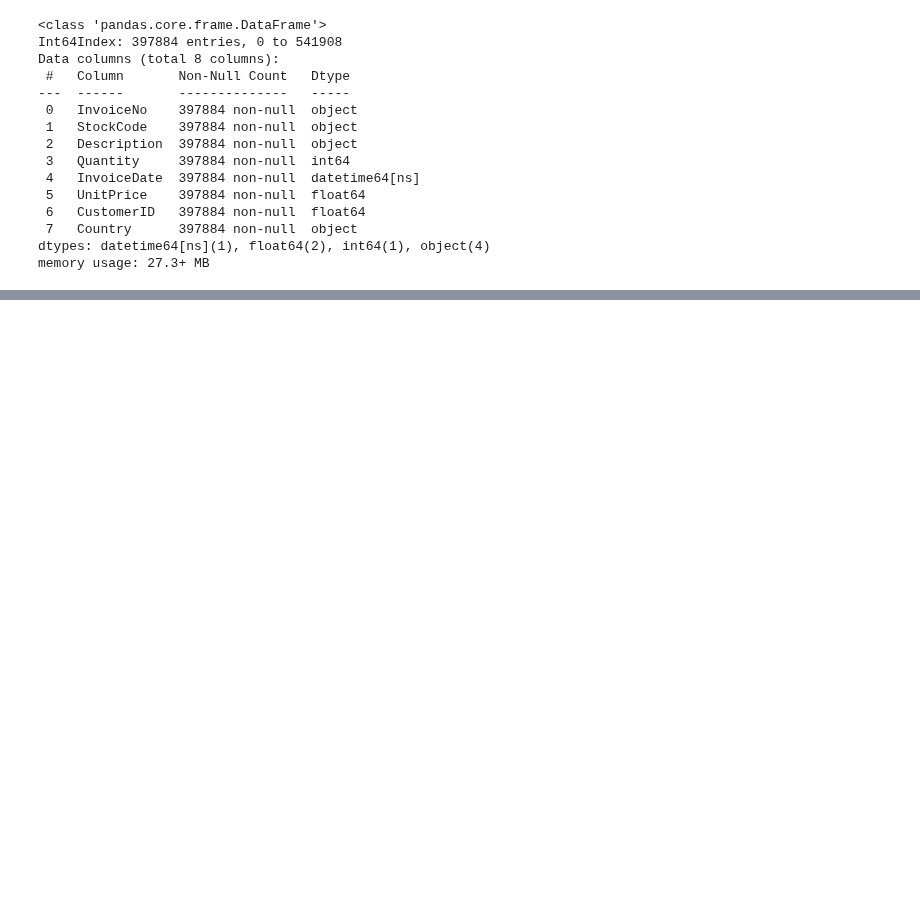
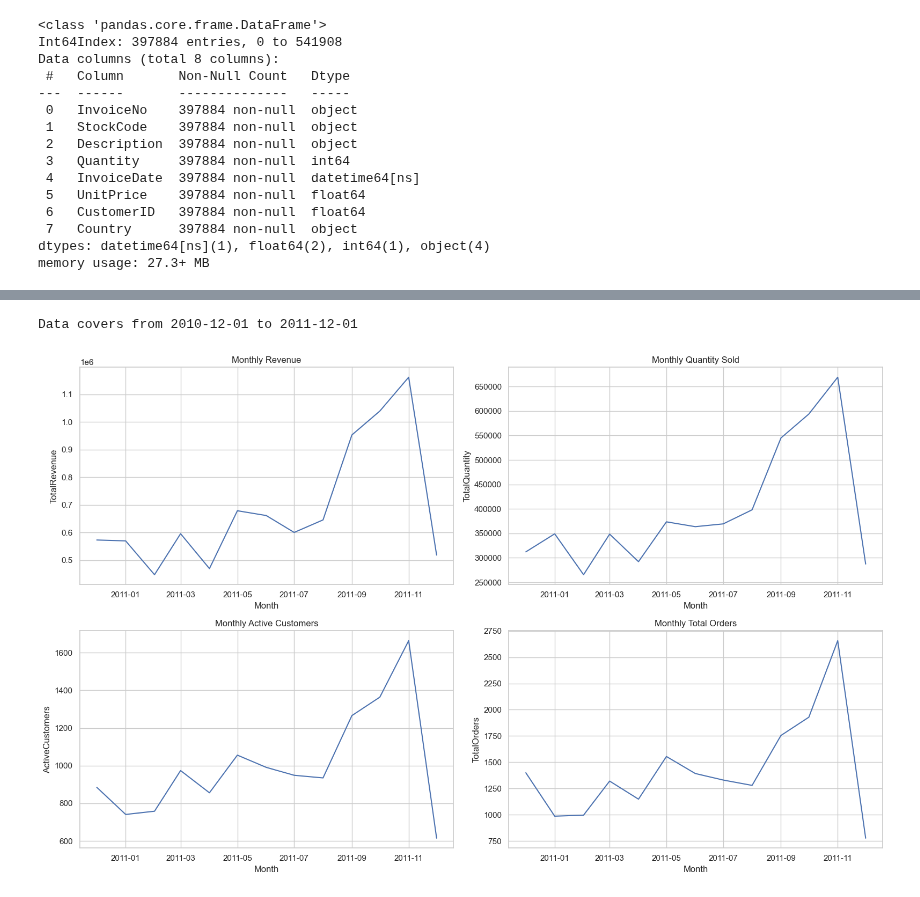
Before and after one commit to SachinthyaCodes/ecommerce-kpi-forecasting, a Jupyter notebook: notebooks/01_data_cleaning_eda.ipynb, the cells around one changed output, grey strips where cells are left out. Saved outputs shown, nothing was run; the diff lists cells and outputs as text; code cells hidden in the pictures; blank space fills up the shorter version.

```diff
--- a/notebooks/01_data_cleaning_eda.ipynb
+++ b/notebooks/01_data_cleaning_eda.ipynb
@@ -150,3 +150,13 @@ df.head()
 | 2 | 536365 | 84406B | CREAM CUPID HEARTS COAT HANGER | 8 | 2010-12-01 08:26:00 | 2.75 | 17850.0 | United Kingdom | 22.00 | ... |
 | 3 | 536365 | 84029G | KNITTED UNION FLAG HOT WATER BOTTLE | 6 | 2010-12-01 08:26:00 | 3.39 | 17850.0 | United Kingdom | 20.34 | ... |
 | 4 | 536365 | 84029E | RED WOOLLY HOTTIE WHITE HEART. | 6 | 2010-12-01 08:26:00 | 3.39 | 17850.0 | United Kingdom | 20.34 | ... |
+# %%
+monthly_kpis = df.groupby('Month').agg({
+    'Revenue': 'sum',
+    'Quantity': 'sum',
+    'CustomerID':pd.Series.nunique,
+    'InvoiceNo':pd.Series.nunique
+}).reset_index()
+
+monthly_kpis.columns = ['Month', 'TotalRevenue', 'TotalQuantity', 'ActiveCustomers', 'TotalOrders']
+monthly_kpis.head(13)
@@ -152,0 +193,30 @@ df.head()
+# %%
+print(f"Data covers from {monthly_kpis['Month'].min().date()} to {monthly_kpis['Month'].max().date()}")
+# %% [output]
+Data covers from 2010-12-01 to 2011-12-01
+# %%
+import matplotlib.pyplot as plt
+import seaborn as sns
+
+fig, axs = plt.subplots(2, 2, figsize=(16, 10))
+
+# Revenue
+sns.lineplot(data=monthly_kpis, x='Month', y='TotalRevenue', ax=axs[0, 0])
+axs[0, 0].set_title("Monthly Revenue")
+
+# Quantity
+sns.lineplot(data=monthly_kpis, x='Month', y='TotalQuantity', ax=axs[0, 1])
+axs[0, 1].set_title("Monthly Quantity Sold")
+
+# Customers
+sns.lineplot(data=monthly_kpis, x='Month', y='ActiveCustomers', ax=axs[1, 0])
+axs[1, 0].set_title("Monthly Active Customers")
+
+# Orders
+sns.lineplot(data=monthly_kpis, x='Month', y='TotalOrders', ax=axs[1, 1])
+axs[1, 1].set_title("Monthly Total Orders")
+
+plt.tight_layout()
+plt.show()
+# %% [output]
+[figure, added]
```
Also changed, not shown: parts of 17 cells of this notebook, 5 other files.
